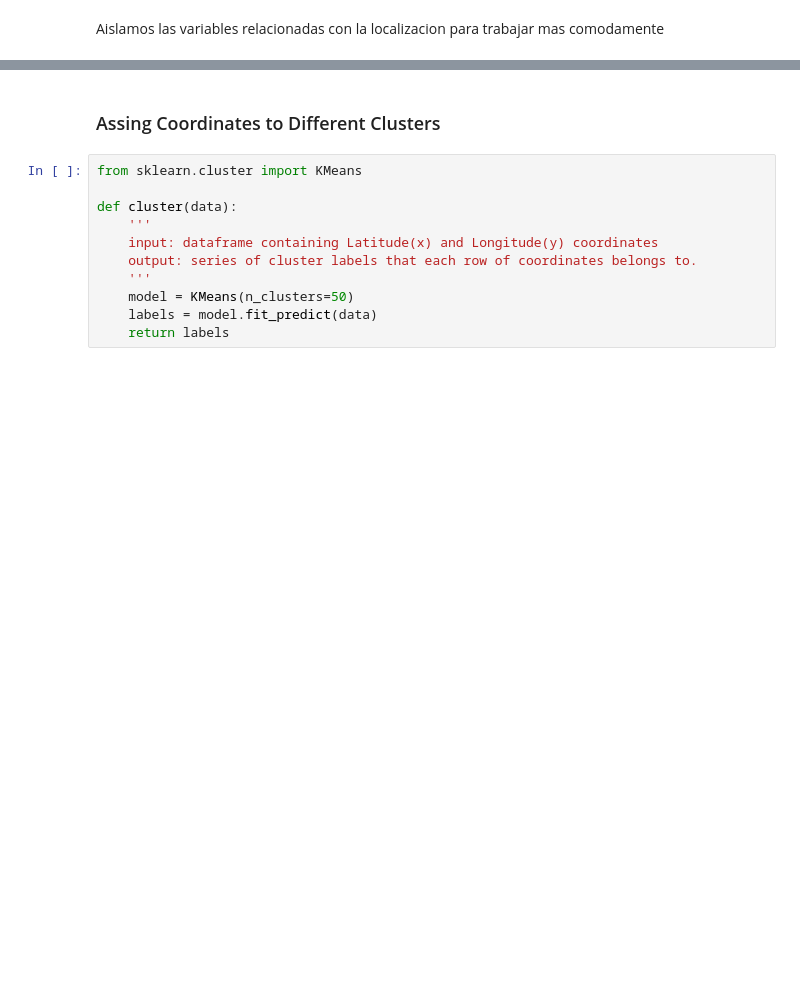
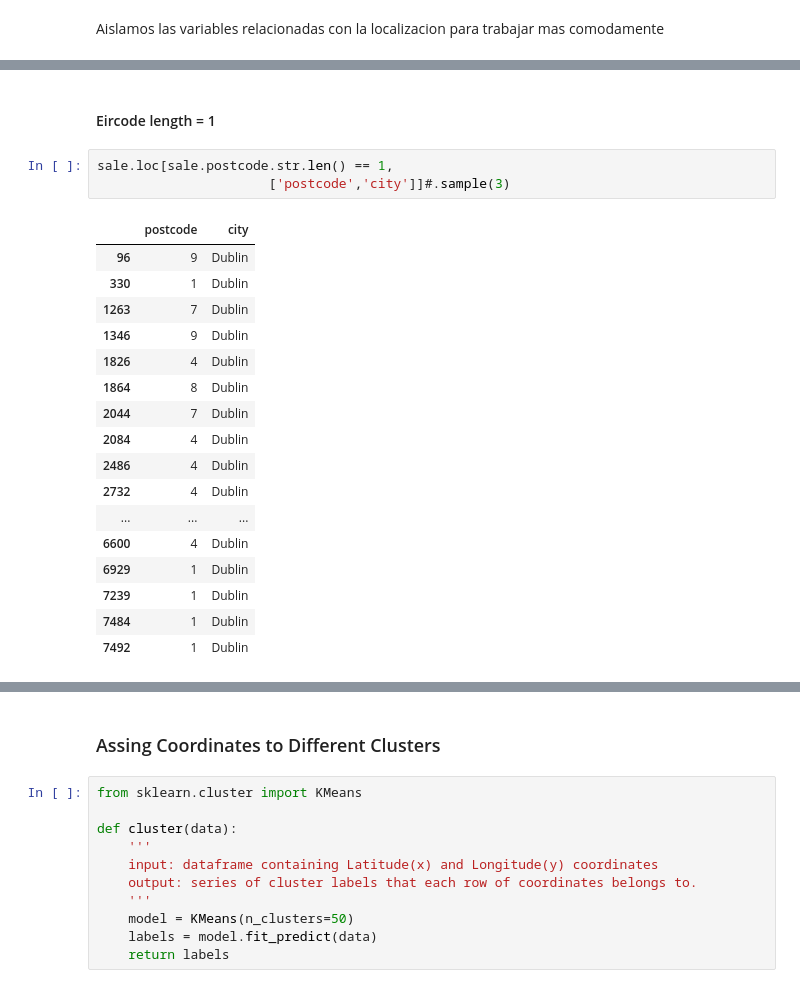
Before and after one commit to javiicc/Identifying_Potential_Investment_Opportunities_In_The_Irish_Real_Estate_Market_Using_MachineLearning, a Jupyter notebook: Feature_Engineering_Geospatial_Data_GeoPy.ipynb, the cells around one changed output, grey strips where cells are left out. Drawn from its saved outputs; the diff is of its cells as text; blank space fills up the shorter version.

```diff
--- a/Feature_Engineering_Geospatial_Data_GeoPy.ipynb
+++ b/Feature_Engineering_Geospatial_Data_GeoPy.ipynb
@@ -349,0 +330,23 @@ Name: postcode, dtype: object
+# %% [markdown]
+#### Eircode length = 1
+# %%
+sale.loc[sale.postcode.str.len() == 1,
+                      ['postcode','city']]#.sample(3)
+# %% [output]
+|  | postcode | city |
+| 96 | 9 | Dublin |
+| 330 | 1 | Dublin |
+| 1263 | 7 | Dublin |
+| 1346 | 9 | Dublin |
+| 1826 | 4 | Dublin |
+| 1864 | 8 | Dublin |
+| 2044 | 7 | Dublin |
+| 2084 | 4 | Dublin |
+| 2486 | 4 | Dublin |
+| 2732 | 4 | Dublin |
+| ... | ... | ... |
+| 6600 | 4 | Dublin |
+| 6929 | 1 | Dublin |
+| 7239 | 1 | Dublin |
+| 7484 | 1 | Dublin |
+| 7492 | 1 | Dublin |
```
Also changed, not shown: parts of 91 cells of this notebook, 4 other files.
